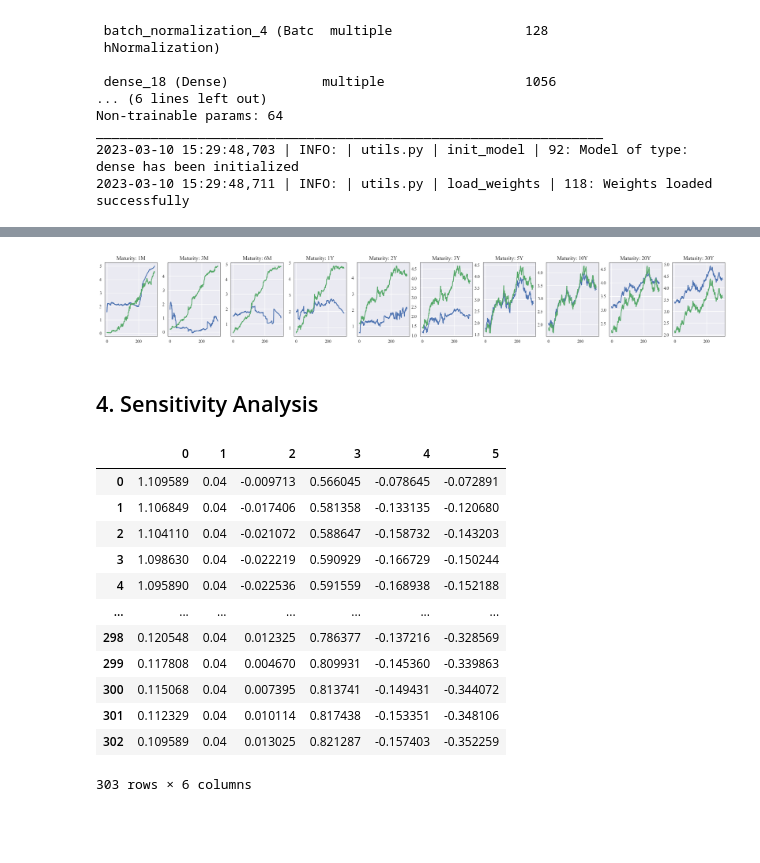
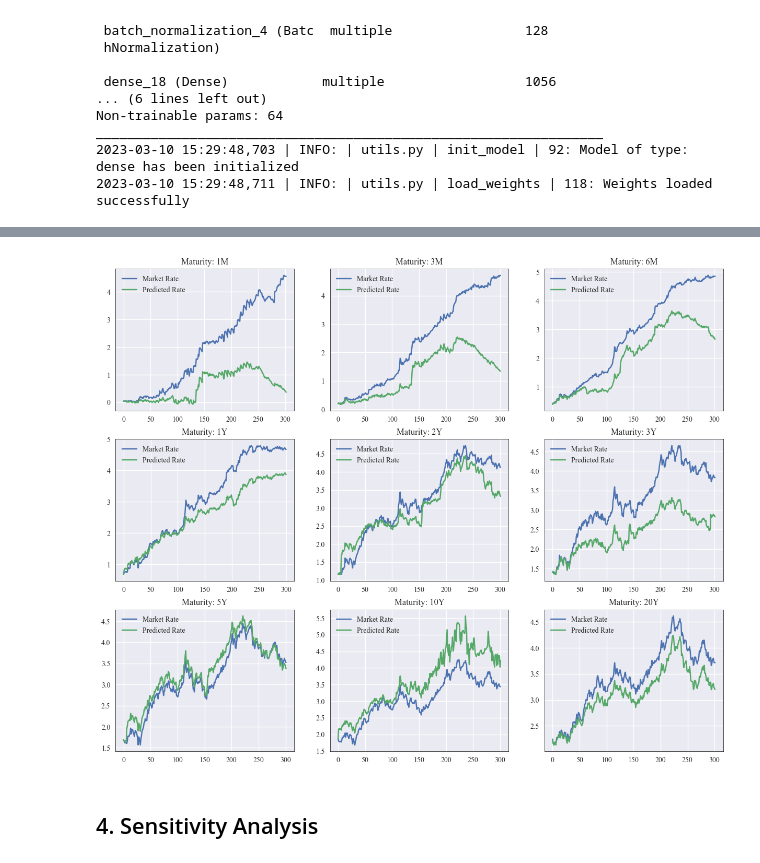
Before and after one commit to samaypanwar/FYP-Code, a Jupyter notebook: notebooks/test.ipynb, the cells around one changed output, grey strips where cells are left out. Saved outputs shown, nothing was run; the diff lists cells and outputs as text; code cells hidden in the pictures; blank space fills up the shorter version.

Commit message:
UPDATE: market plots

```diff
--- a/notebooks/test.ipynb
+++ b/notebooks/test.ipynb
@@ -193,40 +174,39 @@ for maturity in maturities_label:
 # %%
 
 import matplotlib.pyplot as plt
+from hyperparameters import coupons, maturities_label
 
-fig, ax = plt.subplots(nrows = 1, ncols = 10, figsize = (25, 3))
+
+fig, ax = plt.subplots(nrows = 3, ncols = 3, figsize = (15, 12))
+
+k = -1
+j = 0
 
 for i, maturity in enumerate(maturities_label):
 
+    if i % 3 == 0:
+        k += 1
+        j = 0
+
     df = pd.read_csv(f'market_data/{maturity}_cleaned.csv')
-    calib = pd.read_table(f"data/pointwise/pointwise_params_market_calibrated_dense_vasicek_{maturity}.dat", sep = " ", header = None)
+    calib = pd.read_table(f"data/pointwise/market_calibrated_parameters_{maturity}.dat", sep = " ", header = None)
 
-    (100 * calib.loc[:, 2] / calib.loc[:, 3]).plot(ax = ax[i]);
-    # (100 * calib.loc[:, 5]).plot(ax = ax[i]);
-    ax[i].plot(df.Price.tolist());
-    ax[i].set_title(f'Maturity: {maturity}')
+    # (100 * calib.loc[:, 2]).plot(ax = ax, label = 'Predicted Rate');
+    ax[k][j].plot(df.Price, label = 'Market Rate');
+    (100 * calib.loc[:, 2]).plot(ax = ax[k][j], label = 'Predicted Rate');
+    # ax[k][j].plot(100*calib.loc[:, 2], label = 'Market Rate');
+    ax[k][j].set_title(f'Maturity: {maturity}')
     # ax[i].set_xlim((50, 300))
     # ax[i].set_ylim((0, 100))
+
+    ax[k][j].legend()
+    j += 1
 # %% [output]
-[figure, old version]
+[figure, new version]
 # %% [markdown]
 ## 4. Sensitivity Analysis
 # %%
 calib
-# %% [output]
-|  | 0 | 1 | 2 | 3 | 4 | 5 |
-| 0 | 1.109589 | 0.04 | -0.009713 | 0.566045 | -0.078645 | -0.072891 |
-| 1 | 1.106849 | 0.04 | -0.017406 | 0.581358 | -0.133135 | -0.120680 |
-| 2 | 1.104110 | 0.04 | -0.021072 | 0.588647 | -0.158732 | -0.143203 |
-| 3 | 1.098630 | 0.04 | -0.022219 | 0.590929 | -0.166729 | -0.150244 |
-| 4 | 1.095890 | 0.04 | -0.022536 | 0.591559 | -0.168938 | -0.152188 |
-| ... | ... | ... | ... | ... | ... | ... |
-| 298 | 0.120548 | 0.04 | 0.012325 | 0.786377 | -0.137216 | -0.328569 |
-| 299 | 0.117808 | 0.04 | 0.004670 | 0.809931 | -0.145360 | -0.339863 |
-| 300 | 0.115068 | 0.04 | 0.007395 | 0.813741 | -0.149431 | -0.344072 |
-| 301 | 0.112329 | 0.04 | 0.010114 | 0.817438 | -0.153351 | -0.348106 |
-| 302 | 0.109589 | 0.04 | 0.013025 | 0.821287 | -0.157403 | -0.352259 |
-303 rows × 6 columns
 # %%
 import numpy as np
 from tqdm import tqdm
```
Also changed, not shown: parts of 11 cells of this notebook, 1 other file.
